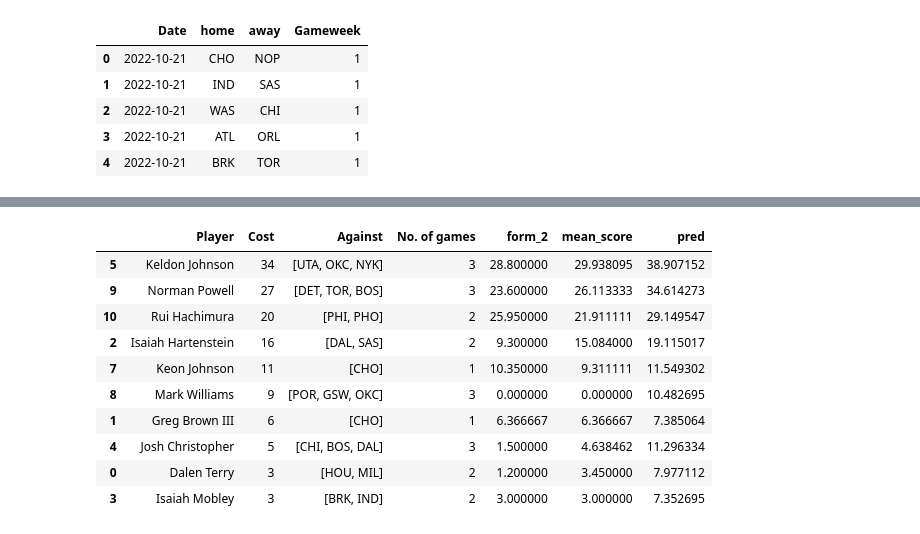
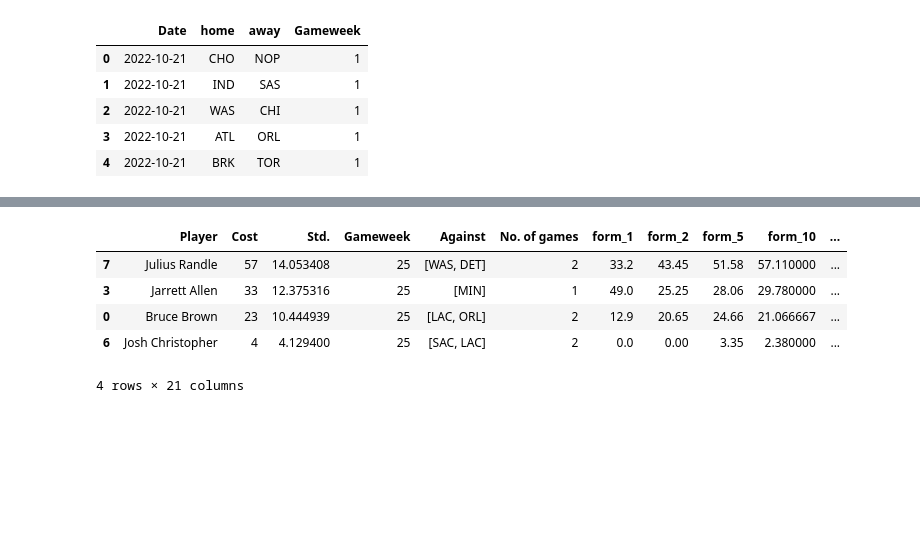
Before and after one commit to martinbog19/SORARE_lineup_builder, a Jupyter notebook: lineup_builder.ipynb, the cells around one changed output, grey strips where cells are left out. Drawn from its saved outputs; the diff is of its cells as text; code cells hidden in the pictures; blank space fills up the shorter version.

```diff
--- a/lineup_builder.ipynb
+++ b/lineup_builder.ipynb
@@ -322,21 +336,25 @@ def my_teams(gameweek, competitions, limited = False) :
 # %%
-common_contender =  {  'NAME' :  'COMMON CONTENDER',
+common_contender =   { 'NAME' :  'COMMON CONTENDER',
                        'CAP'  :  106,
                        'MVP'  :  False}
 
-common_champion =   {  'NAME' :  'COMMON CHAMPION',
+common_champion =    { 'NAME' :  'COMMON CHAMPION',
                        'CAP'  :  120,
                        'MVP'  :  True}
 
-offense = {  'NAME' :  'LIMITED CONTENDER',
+common_all_offense = { 'NAME' :  'COMMON ALL OFFENSE',
                        'CAP'  :  120,
                        'MVP'  :  True}
 
+limited_contender =  { 'NAME' :  'LIMIED CONTENDER',
+                       'CAP'  :  110,
+                       'MVP'  :  False}
 
-competitions = [common_champion, common_contender, offense]
+
+competitions = [common_champion]# common_contender]
 #competitions = [limited_contender]
 
-gameweek = 21
+gameweek = 25
 
 selection = my_teams(gameweek, competitions, limited = False)
 # %% [output]
@@ -360,14 +370,0 @@ INJURY REPORT : Bruce Brown (DAY-TO-DAY); De'Andre Hunter (DAY-TO-DAY); Devin Bo
-# %%
-selection[['Player', 'Cost', 'Against', 'No. of games', 'form_2', 'mean_score', 'pred']]
-# %% [output]
-|  | Player | Cost | Against | No. of games | form_2 | mean_score | pred |
-| 5 | Keldon Johnson | 34 | [UTA, OKC, NYK] | 3 | 28.800000 | 29.938095 | 38.907152 |
-| 9 | Norman Powell | 27 | [DET, TOR, BOS] | 3 | 23.600000 | 26.113333 | 34.614273 |
-| 10 | Rui Hachimura | 20 | [PHI, PHO] | 2 | 25.950000 | 21.911111 | 29.149547 |
-| 2 | Isaiah Hartenstein | 16 | [DAL, SAS] | 2 | 9.300000 | 15.084000 | 19.115017 |
-| 7 | Keon Johnson | 11 | [CHO] | 1 | 10.350000 | 9.311111 | 11.549302 |
-| 8 | Mark Williams | 9 | [POR, GSW, OKC] | 3 | 0.000000 | 0.000000 | 10.482695 |
-| 1 | Greg Brown III | 6 | [CHO] | 1 | 6.366667 | 6.366667 | 7.385064 |
-| 4 | Josh Christopher | 5 | [CHI, BOS, DAL] | 3 | 1.500000 | 4.638462 | 11.296334 |
-| 0 | Dalen Terry | 3 | [HOU, MIL] | 2 | 1.200000 | 3.450000 | 7.977112 |
-| 3 | Isaiah Mobley | 3 | [BRK, IND] | 2 | 3.000000 | 3.000000 | 7.352695 |
@@ -375,0 +371,9 @@ data_train = pd.read_csv('training_data.csv')
+# %%
+selection
+# %% [output]
+|  | Player | Cost | Std. | Gameweek | Against | No. of games | form_1 | form_2 | form_5 | form_10 | ... |
+| 7 | Julius Randle | 57 | 14.053408 | 25 | [WAS, DET] | 2 | 33.2 | 43.45 | 51.58 | 57.110000 | ... |
+| 3 | Jarrett Allen | 33 | 12.375316 | 25 | [MIN] | 1 | 49.0 | 25.25 | 28.06 | 29.780000 | ... |
+| 0 | Bruce Brown | 23 | 10.444939 | 25 | [LAC, ORL] | 2 | 12.9 | 20.65 | 24.66 | 21.066667 | ... |
+| 6 | Josh Christopher | 4 | 4.129400 | 25 | [SAC, LAC] | 2 | 0.0 | 0.00 | 3.35 | 2.380000 | ... |
+4 rows × 21 columns
```
Also changed, not shown: parts of 7 cells of this notebook, 2 other files.
